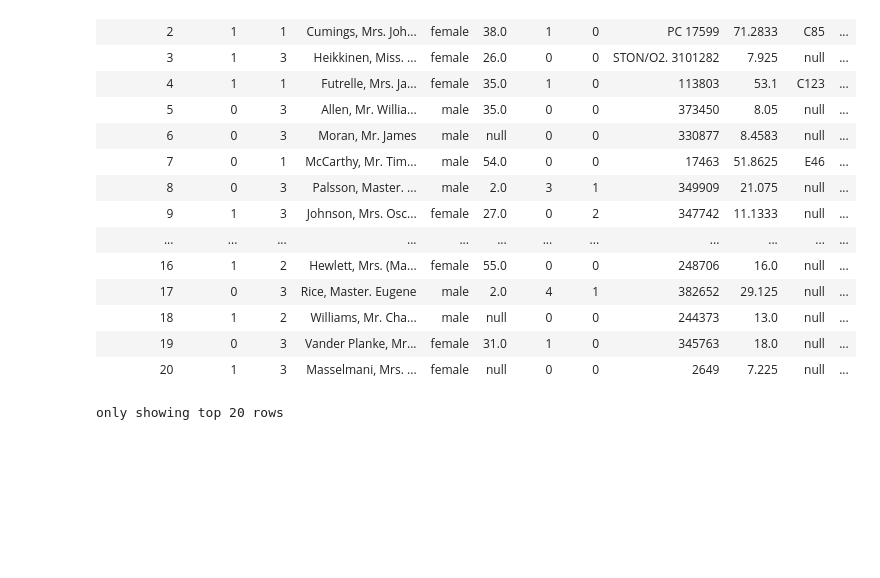
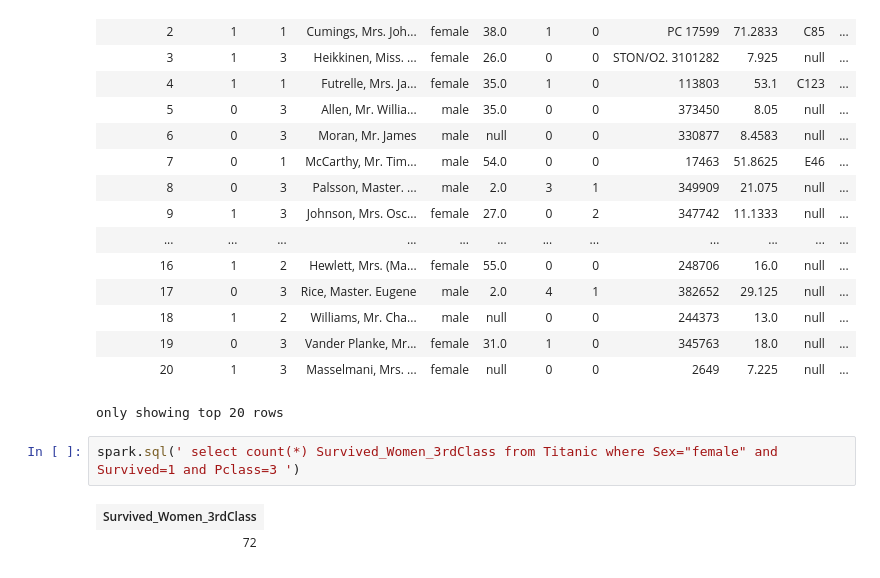
Before and after one commit to tvelichkovt/PySpark-DataFrame, a Jupyter notebook: PySpark DataFrame SQL Basics.ipynb, the cells around one changed output. Drawn from its saved outputs; the diff is of its cells as text; blank space fills up the shorter version.

```diff
--- a/PySpark DataFrame SQL Basics.ipynb
+++ b/PySpark DataFrame SQL Basics.ipynb
@@ -149,3 +167,8 @@ spark.sql('select * from Titanic')
 | 19 | 0 | 3 | Vander Planke, Mr... | female | 31.0 | 1 | 0 | 345763 | 18.0 | null | ... |
 | 20 | 1 | 3 | Masselmani, Mrs. ... | female | null | 0 | 0 | 2649 | 7.225 | null | ... |
 only showing top 20 rows
+# %%
+spark.sql(' select count(*) Survived_Women_3rdClass from Titanic where Sex="female" and Survived=1 and Pclass=3 ')
+# %% [output]
+| Survived_Women_3rdClass |
+| 72 |
```
Also changed, not shown: parts of 18 cells of this notebook.
